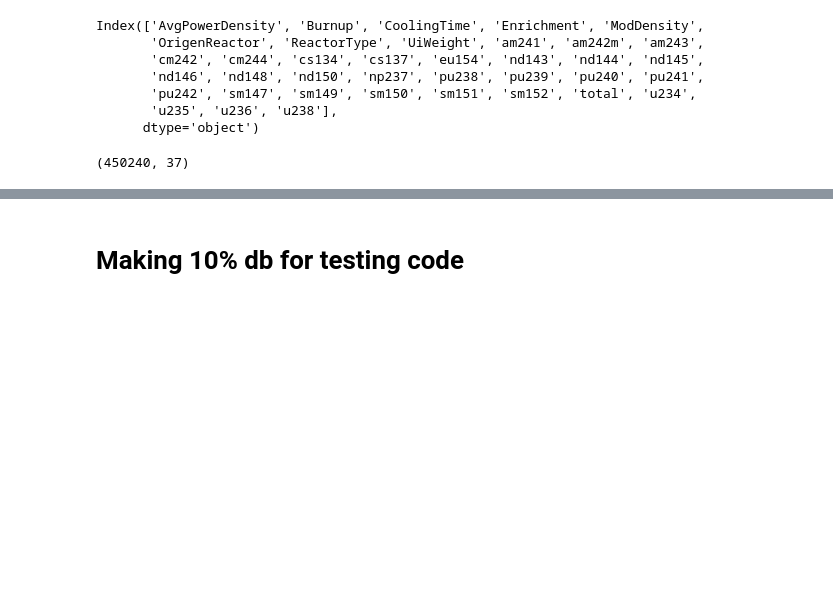
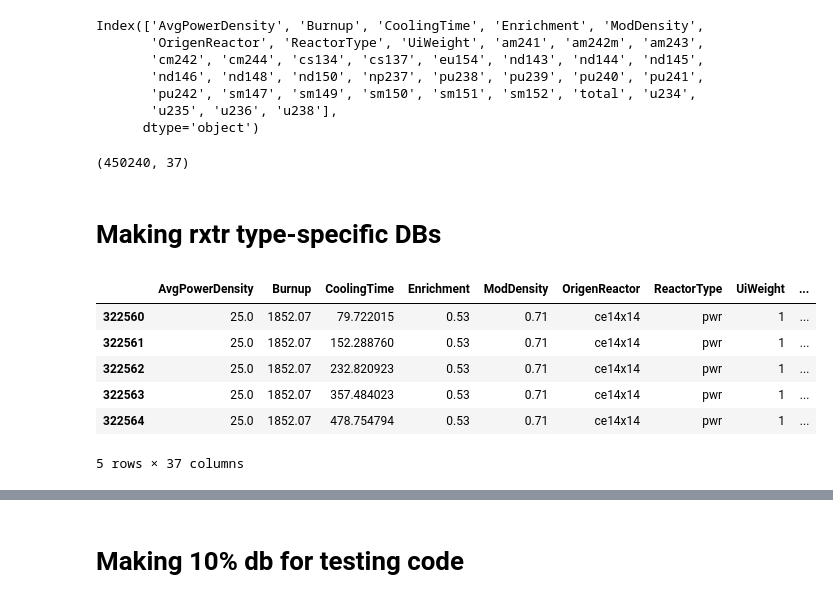
Before and after one commit to opotowsky/process_results, a Jupyter notebook: filter_nucs_db.ipynb, the cells around one changed output, grey strips where cells are left out. Drawn from its saved outputs; the diff is of its cells as text; code cells hidden in the pictures; blank space fills up the shorter version.

```diff
--- a/filter_nucs_db.ipynb
+++ b/filter_nucs_db.ipynb
@@ -100,3 +99,18 @@ db.shape
 (450240, 37)
 # %%
 db.to_pickle(rdrive + 'sim_grams_nuc29.pkl')
+# %% [markdown]
+# Making rxtr type-specific DBs
+# %%
+db = pd.read_pickle(rdrive + 'sim_grams_nuc29.pkl')
+# %%
+db1 = db.loc[db['ReactorType'] == 'pwr']
+db1.head()
+# %% [output]
+|  | AvgPowerDensity | Burnup | CoolingTime | Enrichment | ModDensity | OrigenReactor | ReactorType | UiWeight | ... |
+| 322560 | 25.0 | 1852.07 | 79.722015 | 0.53 | 0.71 | ce14x14 | pwr | 1 | ... |
+| 322561 | 25.0 | 1852.07 | 152.288760 | 0.53 | 0.71 | ce14x14 | pwr | 1 | ... |
+| 322562 | 25.0 | 1852.07 | 232.820923 | 0.53 | 0.71 | ce14x14 | pwr | 1 | ... |
+| 322563 | 25.0 | 1852.07 | 357.484023 | 0.53 | 0.71 | ce14x14 | pwr | 1 | ... |
+| 322564 | 25.0 | 1852.07 | 478.754794 | 0.53 | 0.71 | ce14x14 | pwr | 1 | ... |
+5 rows × 37 columns
```
Also changed, not shown: parts of 5 cells of this notebook.
